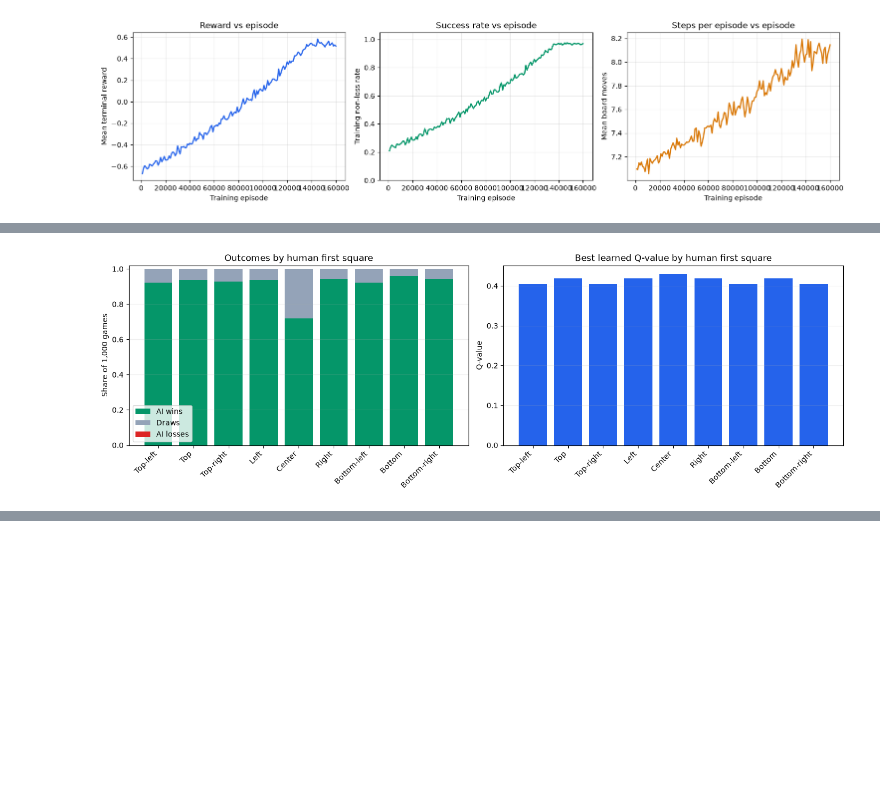
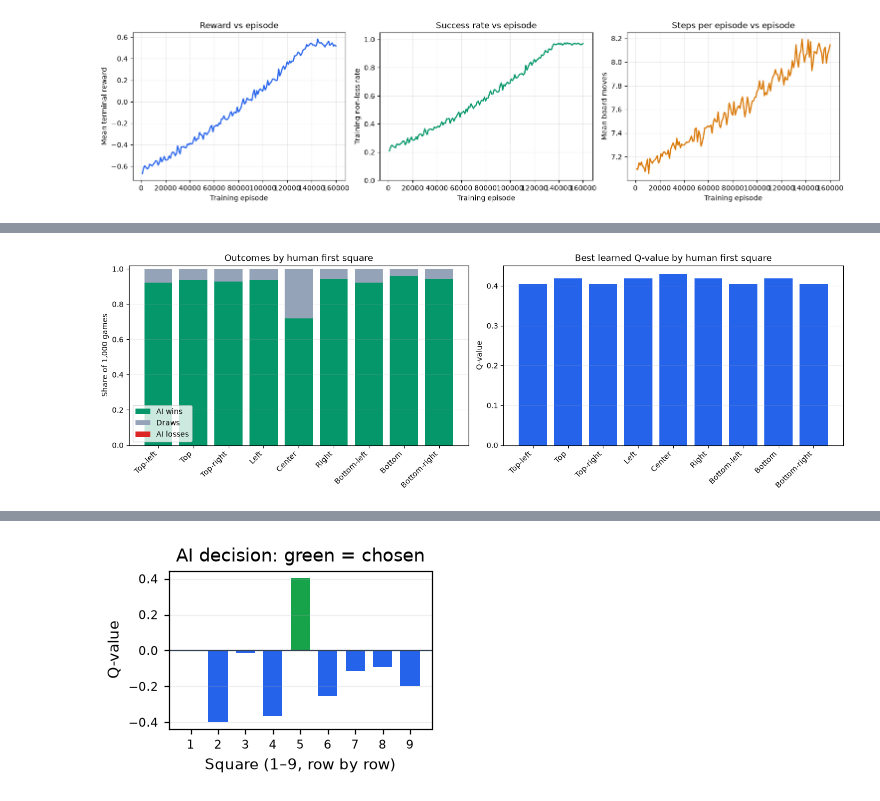
Before and after one commit to shreejaykurhade/tic-tac-toe-qlearning-lab, a Jupyter notebook: notebooks/TicTacToe_All_In_One.ipynb, the cells around one changed output, grey strips where cells are left out. Drawn from its saved outputs; the diff is of its cells as text; code cells hidden in the pictures; blank space fills up the shorter version.

Commit message:
Show training plots and live AI decision chart in notebook

```diff
--- a/notebooks/TicTacToe_All_In_One.ipynb
+++ b/notebooks/TicTacToe_All_In_One.ipynb
@@ -214,6 +214,9 @@ opponent_rng = random.Random(SEED + 1)
 opponent_weights = (0.25, 0.15, 0.60)  # random, tactical, minimax
 history = []
 window = {"wins": 0, "draws": 0, "losses": 0, "reward": 0.0, "moves": 0}
+q_log = widgets.Output(layout=widgets.Layout(max_height="320px", overflow="auto"))
+training_table = widgets.Output(layout=widgets.Layout(max_height="320px", overflow="auto"))
+opening_q_log = widgets.Output(layout=widgets.Layout(max_height="320px", overflow="auto"))
 
 def print_q_snapshot(episode):
     # Keep the same human opening so checkpoints are comparable.
@@ -269,15 +272,19 @@ for episode in range(1, EPISODES + 1):
                         "avg_moves": window["moves"] / count,
                         "wins": window["wins"], "draws": window["draws"],
                         "losses": window["losses"]})
-        print_q_snapshot(episode)
+        with q_log:
+            print_q_snapshot(episode)
         window = {"wins": 0, "draws": 0, "losses": 0, "reward": 0.0, "moves": 0}
 
-print("\nTraining results by 1,000-game window")
-print(f"{'Episode':>8} {'eps':>6} {'W':>5} {'D':>5} {'L':>5} {'avg reward':>11} {'non-loss':>9} {'moves':>7}")
-for row in history:
-    print(f"{row['episode']:8,d} {row['epsilon']:6.3f} {row['wins']:5d} "
-          f"{row['draws']:5d} {row['losses']:5d} {row['avg_reward']:11.3f} "
-          f"{row['non_loss']:9.1%} {row['avg_moves']:7.2f}")
+with training_table:
+    print("Training results by 1,000-game window")
+    print(f"{'Episode':>8} {'eps':>6} {'W':>5} {'D':>5} {'L':>5} {'avg reward':>11} {'non-loss':>9} {'moves':>7}")
+    for row in history:
+        print(f"{row['episode']:8,d} {row['epsilon']:6.3f} {row['wins']:5d} "
+              f"{row['draws']:5d} {row['losses']:5d} {row['avg_reward']:11.3f} "
+              f"{row['non_loss']:9.1%} {row['avg_moves']:7.2f}")
+print(f"Training complete: {EPISODES:,} games; final 1,000-game window: "
+      f"{history[-1]['non_loss']:.1%} non-loss, {history[-1]['avg_reward']:+.3f} mean reward.")
 
 # Evaluate the greedy policy against each opponent.
 print("\nFinal evaluation (200 games as X and 200 as O per opponent)")
@@ -327,12 +334,13 @@ for start, name in enumerate(start_names):
     opening_results.append({"start": name, "best_reply": best[0],
                             "best_q": q_values[best[0]], "wins": wins,
                             "draws": draws, "losses": losses})
-    print(f"\n{name}: human X at ({start // 3 + 1},{start % 3 + 1})")
-    for row in range(0, 9, 3):
-        print("  " + " | ".join("   X   " if first_board[i] else f"{q_values[i]:+.3f}"
-                               for i in range(row, row + 3)))
-    print(f"  Best AI reply: ({best[0] // 3 + 1},{best[0] % 3 + 1}), "
-          f"Q = {q_values[best[0]]:+.3f}; outcomes: {wins} W / {draws} D / {losses} L")
+    with opening_q_log:
+        print(f"\n{name}: human X at ({start // 3 + 1},{start % 3 + 1})")
+        for row in range(0, 9, 3):
+            print("  " + " | ".join("   X   " if first_board[i] else f"{q_values[i]:+.3f}"
+                                   for i in range(row, row + 3)))
+        print(f"  Best AI reply: ({best[0] // 3 + 1},{best[0] % 3 + 1}), "
+              f"Q = {q_values[best[0]]:+.3f}; outcomes: {wins} W / {draws} D / {losses} L")
 
 print("\nResults by human opening (AI perspective; 1,000 games per row)")
 print(f"{'Opening':<13} {'AI reply':>8} {'Best Q':>8} {'Wins':>6} {'Draws':>6} "
@@ -356,6 +364,7 @@ for ax, key, title, ylabel, color in zip(
     ax.set(title=title, xlabel="Training episode", ylabel=ylabel)
     ax.grid(alpha=0.25)
 axes[1].set_ylim(0, 1.05)
+print("\nTRAINING PLOTS: reward, success rate, and steps versus episode")
 plt.show()
 
 fig, axes = plt.subplots(1, 2, figsize=(14, 4.5), constrained_layout=True)
@@ -374,7 +383,42 @@ axes[1].set(title="Best learned Q-value by human first square", ylabel="Q-value"
 for ax in axes:
     ax.set_xticks(positions, start_names, rotation=45, ha="right")
     ax.grid(axis="y", alpha=0.2)
+print("\nOPENING GRAPHS: outcomes and best AI Q-value by human first square")
 plt.show()
+
+details = widgets.Accordion(children=[training_table, q_log, opening_q_log], selected_index=None)
+for index, title in enumerate(("Full training table", "Q-table every 1,000 games",
+                               "Q-tables for each human opening")):
+    details.set_title(index, title)
+display(details)
+
+def decision_figure(board, values, selected):
+    # One bar per square; occupied squares have no legal Q-value.
+    fig, ax = plt.subplots(figsize=(3.25, 2.35), dpi=110)
+    fig.patch.set_facecolor("white")
+    ax.set_facecolor("white")
+    colors = ["#cbd5e1" if board[i] else "#16a34a" if i == selected else "#2563eb"
+              for i in range(9)]
+    heights = [values[i] if board[i] == 0 else 0 for i in range(9)]
+    ax.bar(range(1, 10), heights, color=colors, width=0.7)
+    ax.axhline(0, color="#334155", linewidth=0.8)
+    ax.set_xticks(range(1, 10))
+    ax.set(title="AI decision: green = chosen", xlabel="Square (1–9, row by row)", ylabel="Q-value")
+    ax.tick_params(labelsize=8, colors="black")
+    ax.title.set_color("black")
+    ax.xaxis.label.set_color("black")
+    ax.yaxis.label.set_color("black")
+    ax.grid(axis="y", alpha=0.2)
+    fig.tight_layout()
+    return fig
+
+example_board = play(EMPTY_BOARD, 0, X)
+example_values = agent.values(encode_state(example_board, O))
+print("\nEXAMPLE AI DECISION GRAPH: human X at top-left, AI O to move")
+example_fig = decision_figure(example_board, example_values,
+                              agent.greedy_actions(example_board, O)[0])
+display(example_fig)
+plt.close(example_fig)
 
 
 class NotebookTicTacToe:
@@ -408,6 +452,7 @@ class NotebookTicTacToe:
         self.q_title = widgets.Label(value="Q-values at the AI's decision")
         self.q_state = widgets.Label(value="Make a move to see the Q-table.")
         self.q_choice = widgets.Label(value="0 = empty · 1 = AI · 2 = you")
+        self.decision_chart = widgets.Output(layout=widgets.Layout(width="330px", height="260px"))
         self.q_cells = [widgets.Button(
             description="—", layout=widgets.Layout(width="92px", height="52px"),
         ) for _ in range(9)]
@@ -436,7 +481,8 @@ class NotebookTicTacToe:
             layout=widgets.Layout(grid_template_columns="repeat(3, 92px)", grid_gap="5px"),
         )
         left = widgets.VBox([self.font_fix, self.title, self.side, self.status, board_grid, self.new_game])
-        right = widgets.VBox([self.q_title, self.q_state, q_grid, self.q_choice])
+        right = widgets.VBox([self.q_title, self.q_state, q_grid,
+                              self.q_choice, self.decision_chart])
         self.widget = widgets.HBox(
             [left, right],
             layout=widgets.Layout(flex_flow="row wrap", gap="32px", align_items="flex-start"),
@@ -481,6 +527,7 @@ class NotebookTicTacToe:
         self._draw_side()
         self.q_state.value = "Make a move to see the Q-table."
         self.q_choice.value = "0 = empty · 1 = AI · 2 = you"
+        self.decision_chart.clear_output(wait=True)
         for button in self.q_cells:
             button.description = "—"
             button.style.button_color = "#f8fafc"
@@ -517,6 +564,11 @@ class NotebookTicTacToe:
         self.q_choice.value = (
             f"AI chose row {row + 1}, column {col + 1} · Q = {values[selected]:+.3f}"
         )
+        with self.decision_chart:
+            self.decision_chart.clear_output(wait=True)
+            fig = decision_figure(before, values, selected)
+            display(fig)
+            plt.close(fig)
         self.board = play(before, selected, self.agent_mark)
         self._finish_or_continue()
 
@@ -545,0 +600 @@ Bottom-right     (2,2)   +0.404    942     58      0     94.2%
+[figure, added]
```
Also changed, not shown: parts of 2 cells of this notebook, 5 other files.
